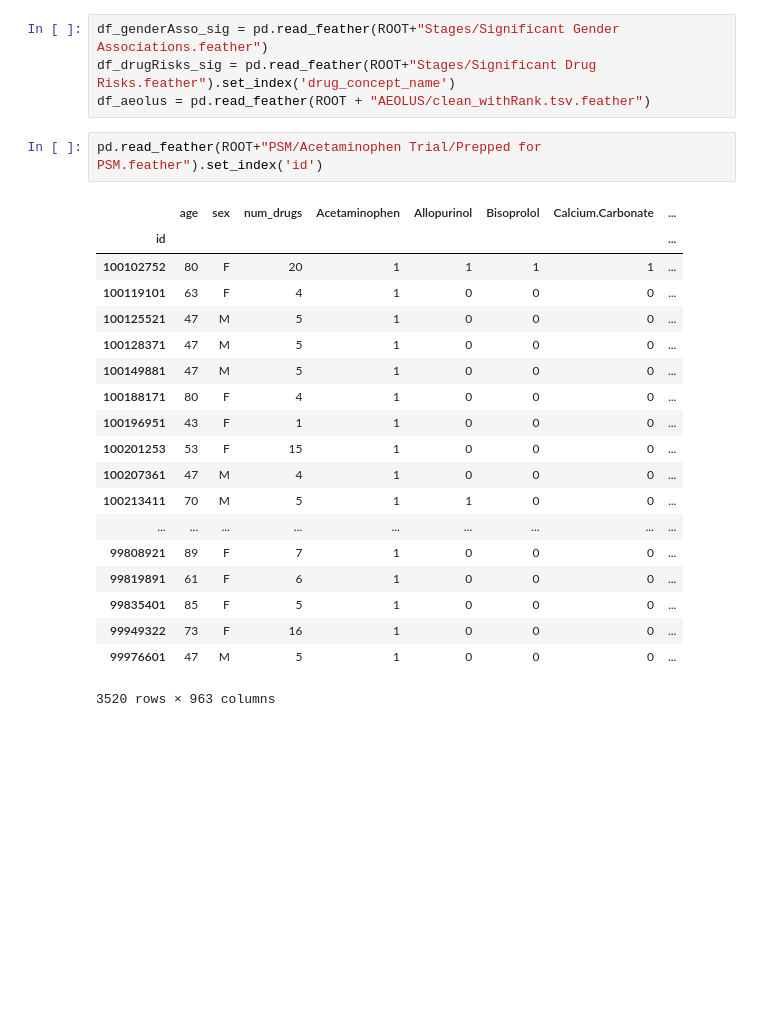
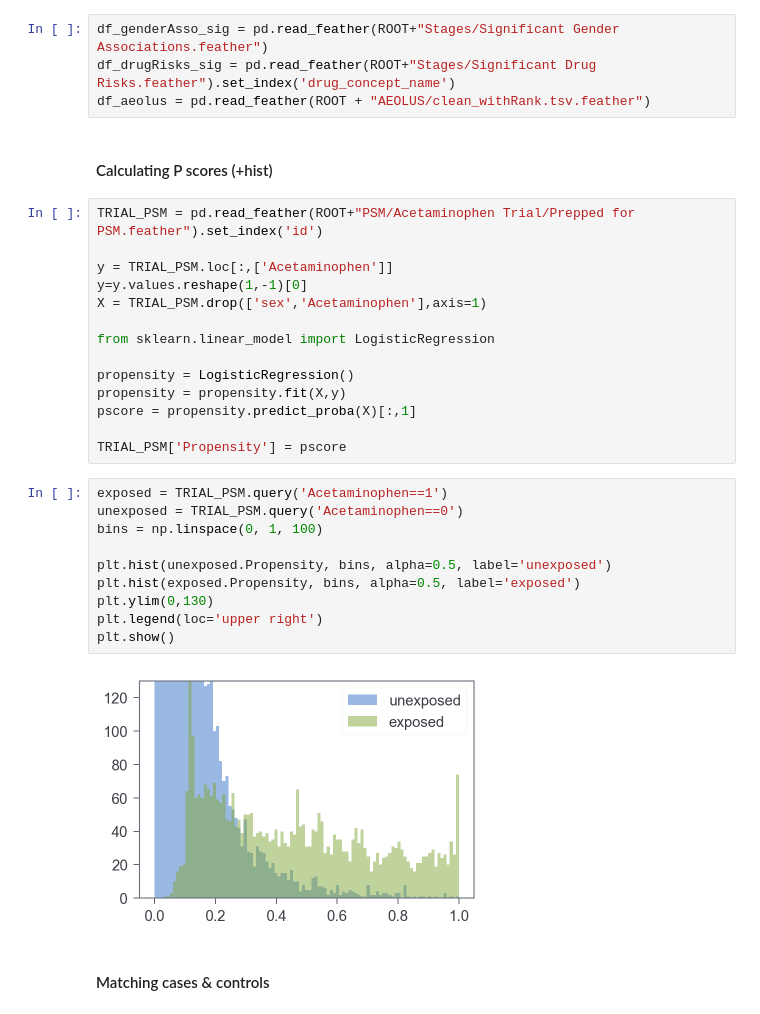
Before and after one commit to tatonetti-lab/sex_risks, a Jupyter notebook: Drugs with Sex Risks.ipynb, the cells around one changed output. Saved outputs shown, nothing was run; the diff lists cells and outputs as text; blank space fills up the shorter version.

Commit message:
Acetaminophen/BP single case completed

```diff
--- a/Drugs with Sex Risks.ipynb
+++ b/Drugs with Sex Risks.ipynb
@@ -2518,25 +2522,33 @@ ACET_BP_PSM.reset_index().to_feather(ROOT+"PSM/Acetaminophen Trial/Prepped for P
 df_genderAsso_sig = pd.read_feather(ROOT+"Stages/Significant Gender Associations.feather")
 df_drugRisks_sig = pd.read_feather(ROOT+"Stages/Significant Drug Risks.feather").set_index('drug_concept_name')
 df_aeolus = pd.read_feather(ROOT + "AEOLUS/clean_withRank.tsv.feather")
-# %%
-pd.read_feather(ROOT+"PSM/Acetaminophen Trial/Prepped for PSM.feather").set_index('id')
-# %% [output]
-|  | age | sex | num_drugs | Acetaminophen | Allopurinol | Bisoprolol | Calcium.Carbonate | ... |
-| id |  |  |  |  |  |  |  | ... |
-| 100102752 | 80 | F | 20 | 1 | 1 | 1 | 1 | ... |
-| 100119101 | 63 | F | 4 | 1 | 0 | 0 | 0 | ... |
-| 100125521 | 47 | M | 5 | 1 | 0 | 0 | 0 | ... |
-| 100128371 | 47 | M | 5 | 1 | 0 | 0 | 0 | ... |
-| 100149881 | 47 | M | 5 | 1 | 0 | 0 | 0 | ... |
-| 100188171 | 80 | F | 4 | 1 | 0 | 0 | 0 | ... |
-| 100196951 | 43 | F | 1 | 1 | 0 | 0 | 0 | ... |
-| 100201253 | 53 | F | 15 | 1 | 0 | 0 | 0 | ... |
-| 100207361 | 47 | M | 4 | 1 | 0 | 0 | 0 | ... |
-| 100213411 | 70 | M | 5 | 1 | 1 | 0 | 0 | ... |
-| ... | ... | ... | ... | ... | ... | ... | ... | ... |
-| 99808921 | 89 | F | 7 | 1 | 0 | 0 | 0 | ... |
-| 99819891 | 61 | F | 6 | 1 | 0 | 0 | 0 | ... |
-| 99835401 | 85 | F | 5 | 1 | 0 | 0 | 0 | ... |
-| 99949322 | 73 | F | 16 | 1 | 0 | 0 | 0 | ... |
-| 99976601 | 47 | M | 5 | 1 | 0 | 0 | 0 | ... |
-3520 rows × 963 columns
+# %% [markdown]
+#### Calculating P scores (+hist)
+# %%
+TRIAL_PSM = pd.read_feather(ROOT+"PSM/Acetaminophen Trial/Prepped for PSM.feather").set_index('id')
+
+y = TRIAL_PSM.loc[:,['Acetaminophen']]
+y=y.values.reshape(1,-1)[0]
+X = TRIAL_PSM.drop(['sex','Acetaminophen'],axis=1)
+
+from sklearn.linear_model import LogisticRegression
+
+propensity = LogisticRegression()
+propensity = propensity.fit(X,y)
+pscore = propensity.predict_proba(X)[:,1]
+
+TRIAL_PSM['Propensity'] = pscore
+# %%
+exposed = TRIAL_PSM.query('Acetaminophen==1')
+unexposed = TRIAL_PSM.query('Acetaminophen==0')
+bins = np.linspace(0, 1, 100)
+
+plt.hist(unexposed.Propensity, bins, alpha=0.5, label='unexposed')
+plt.hist(exposed.Propensity, bins, alpha=0.5, label='exposed')
+plt.ylim(0,130)
+plt.legend(loc='upper right')
+plt.show()
+# %% [output]
+[figure, added]
+# %% [markdown]
+#### Matching cases & controls
```
Also changed, not shown: parts of 11 cells of this notebook.
